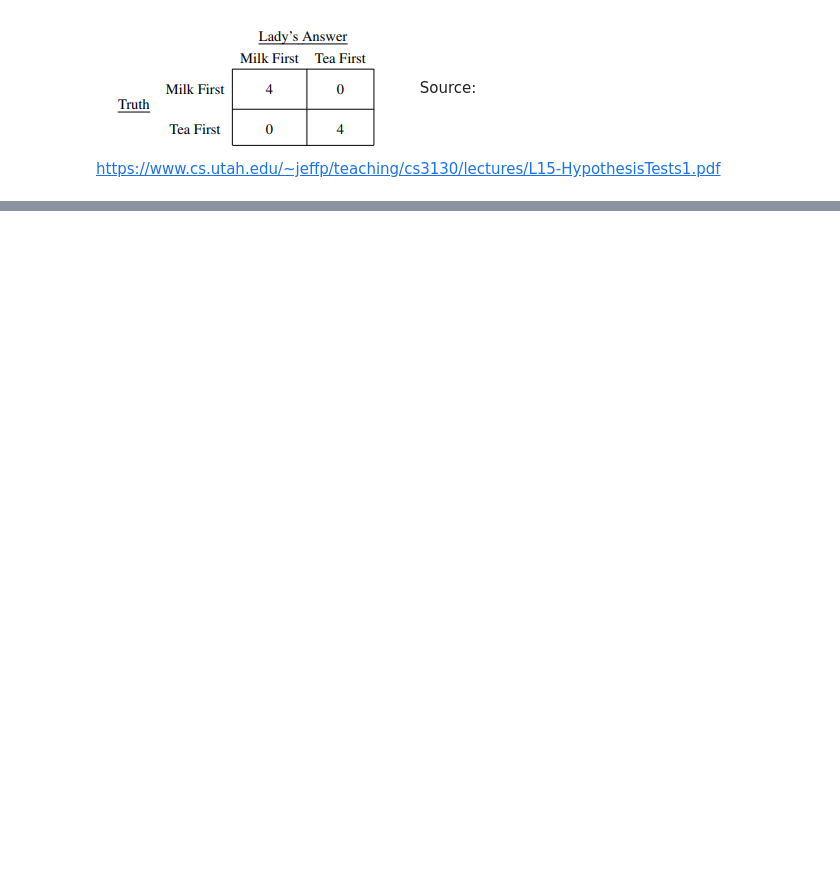
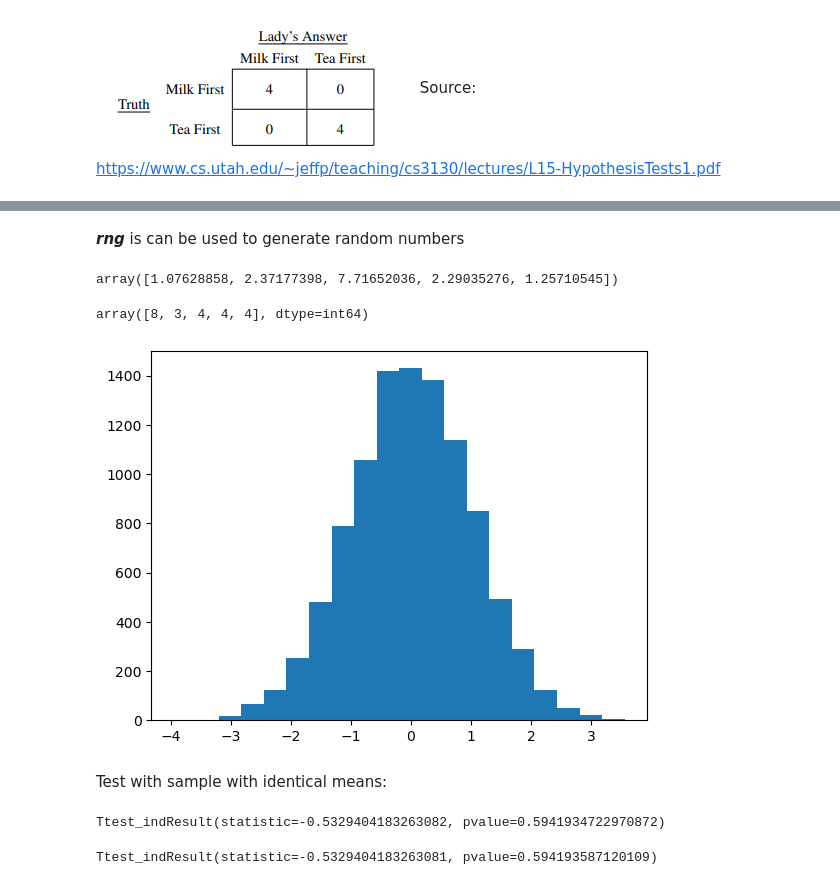
Before and after one commit to ShaneOG2/machstat-assessment, a Jupyter notebook: Practicals/Topic 1 - Statistics.ipynb, the cells around one changed output, grey strips where cells are left out. Drawn from its saved outputs; the diff is of its cells as text; code cells hidden in the pictures; blank space fills up the shorter version.

```diff
--- a/Practicals/Topic 1 - Statistics.ipynb
+++ b/Practicals/Topic 1 - Statistics.ipynb
@@ -309,0 +295,28 @@ pvalue
+# %%
+import numpy as np
+from scipy import stats
+# Sets rng to a random generator
+rng = np.random.default_rng()
+# %% [markdown]
+***rng*** is can be used to generate random numbers
+# %%
+# Generate an array of 5 random float numbers between 0-10
+arr1 = rng.random(5)*10
+arr1
+# %% [output]
+array([1.07628858, 2.37177398, 7.71652036, 2.29035276, 1.25710545])
+# %%
+# Generate an array of 5 random integer numbers between 0-10
+arr2 = rng.integers(0, 11, 5)
+arr2
+# %% [output]
+array([8, 3, 4, 4, 4], dtype=int64)
+# %%
+import matplotlib.pyplot as plt
+mu = 0
+sigma = 1
+x = rng.normal(mu, sigma, 10000)
+plt.hist(x, bins=20)
+plt.show()
+# %% [output]
+[figure, added]
@@ -309,0 +325,2 @@ pvalue
+# %% [markdown]
+Test with sample with identical means:
@@ -309,0 +331,10 @@ pvalue
+# %%
+# Runs scipy stats individual samples t-test where variances are assumed equal
+stats.ttest_ind(rvs1, rvs2)
+# %% [output]
+Ttest_indResult(statistic=-0.5329404183263082, pvalue=0.5941934722970872)
+# %%
+# Runs scipy stats individual samples t-test where variances are not assumed equal
+stats.ttest_ind(rvs1, rvs2, equal_var=False)
+# %% [output]
+Ttest_indResult(statistic=-0.5329404183263081, pvalue=0.594193587120109)
```
Also changed, not shown: parts of 25 cells of this notebook, 1 other file.
